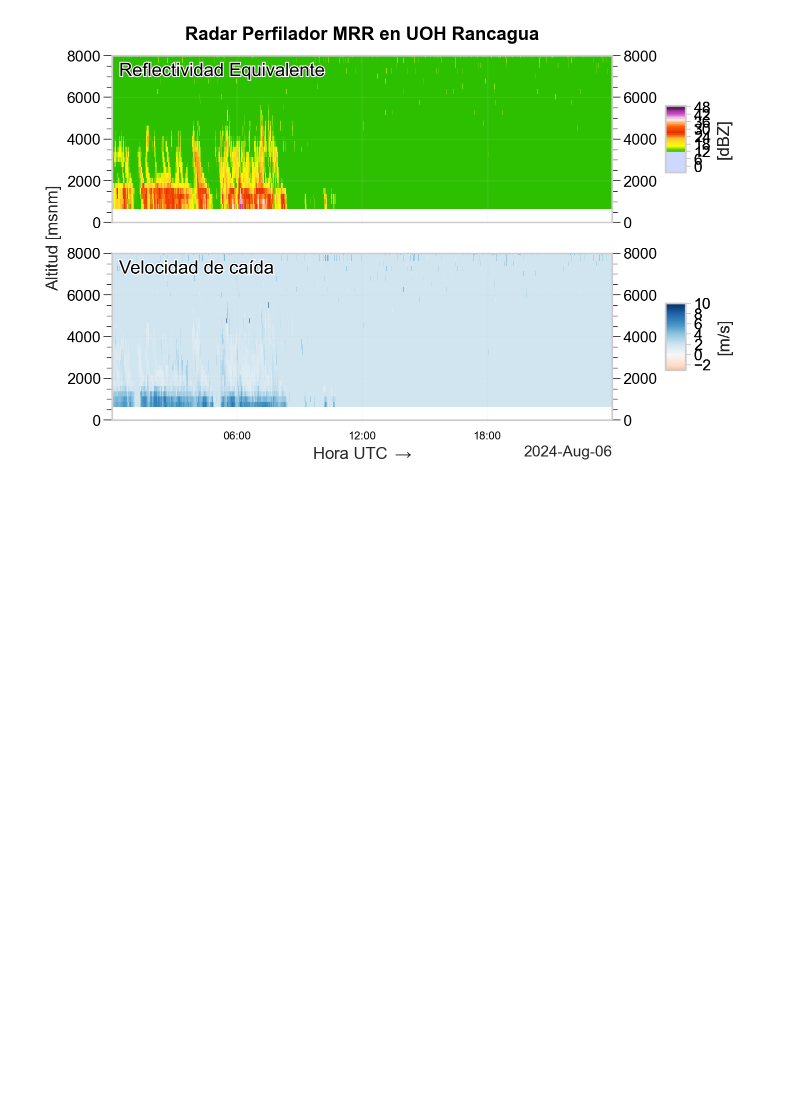
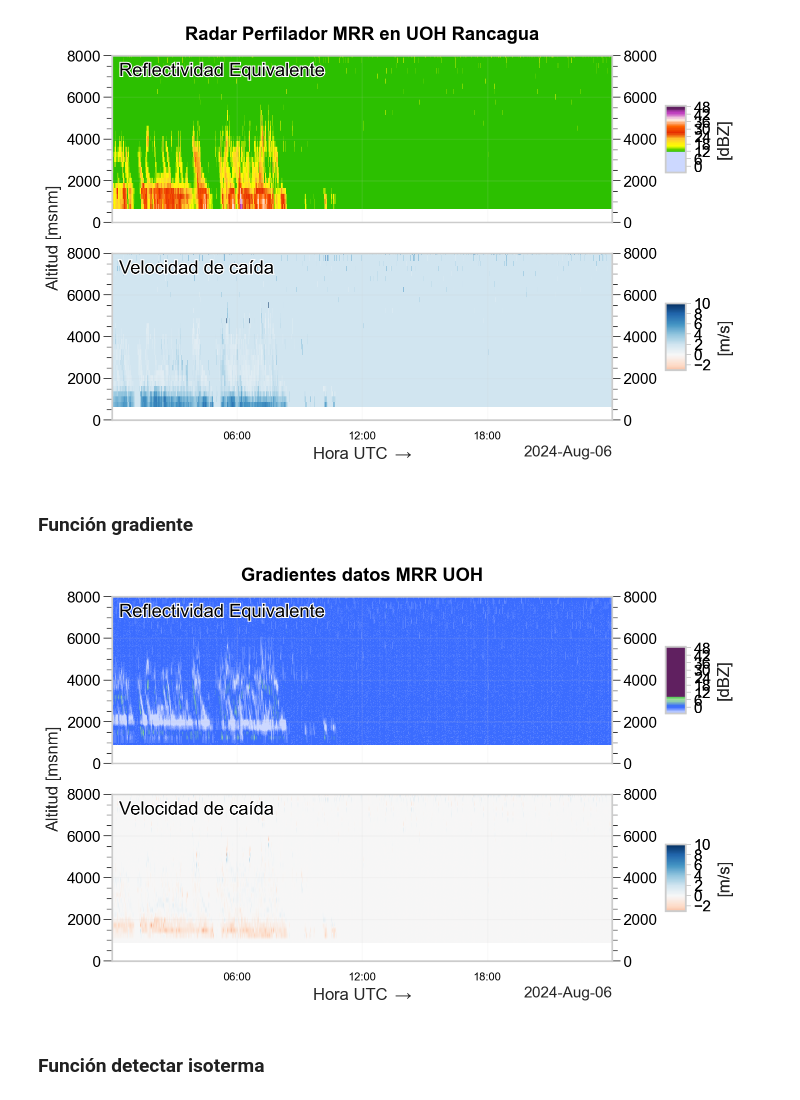
Before and after one commit to Ynoc01/RadarVisualisation, a Jupyter notebook: PlotRadar/Isoterma_cero.ipynb, the cells around one changed output. Saved outputs shown, nothing was run; the diff lists cells and outputs as text; code cells hidden in the pictures; blank space fills up the shorter version.

```diff
--- a/PlotRadar/Isoterma_cero.ipynb
+++ b/PlotRadar/Isoterma_cero.ipynb
@@ -206,3 +206,5 @@ Vf_filtered = np.where(Ze >= minimo_ref, Vf, 2)
 plot_mrr2(xlim,pd.to_datetime(ds.time.values) , heights, Ze_filtered, Vf=Vf_filtered, hora_local=False)
 # %% [output]
 [figure]
+# %% [markdown]
+### Función gradiente
@@ -208,0 +321,33 @@ plot_mrr2(xlim,pd.to_datetime(ds.time.values) , heights, Ze_filtered, Vf=Vf_filt
+# %%
+def calcular_gradiente(datos, marco):
+    pesos = np.array([marco - i for i in range(marco)])
+    pesos = pesos / np.sum(pesos)
+    niveles_restantes = datos.shape[0] - 1 - 2 * (marco - 1)
+    gradiente_datos = np.zeros((niveles_restantes, datos.shape[1]))
+
+    for i in range(marco, datos.shape[0] - marco):
+        superior = np.sum([pesos[j] * datos[i + j, :] for j in range(marco)], axis=0)
+        inferior = np.sum([pesos[j] * datos[i - j - 1, :] for j in range(marco)], axis=0)
+        gradiente_datos[i - marco, :] = superior - inferior
+
+    filas_superior = marco
+    filas_inferior = marco - 1
+
+    gradiente_datos_completo = np.pad(gradiente_datos, ((filas_superior, filas_inferior), (0, 0)), mode='constant', constant_values=0)
+
+    return gradiente_datos_completo
+
+#mismo del jonathan
+# %%
+altura_inicial_desfase = 500 + (heights[1] - heights[0]) / 2   # Ajuste altura
+
+heights_ajustado = ds.height[0, :] + altura_inicial_desfase
+
+marco = 1
+gradiente_Ze = calcular_gradiente(Ze_filtered.T, marco) #el problema, una vez más era la traspuesta
+gradiente_Vf = calcular_gradiente(Vf_filtered.T, marco)
+plot_mrr3_imshow(xlim, new_time, heights_ajustado, gradiente_Ze, Vf=gradiente_Vf, hora_local=False)
+# %% [output]
+[figure, added]
+# %% [markdown]
+### Función detectar isoterma
```
Also changed, not shown: parts of 13 cells of this notebook.
